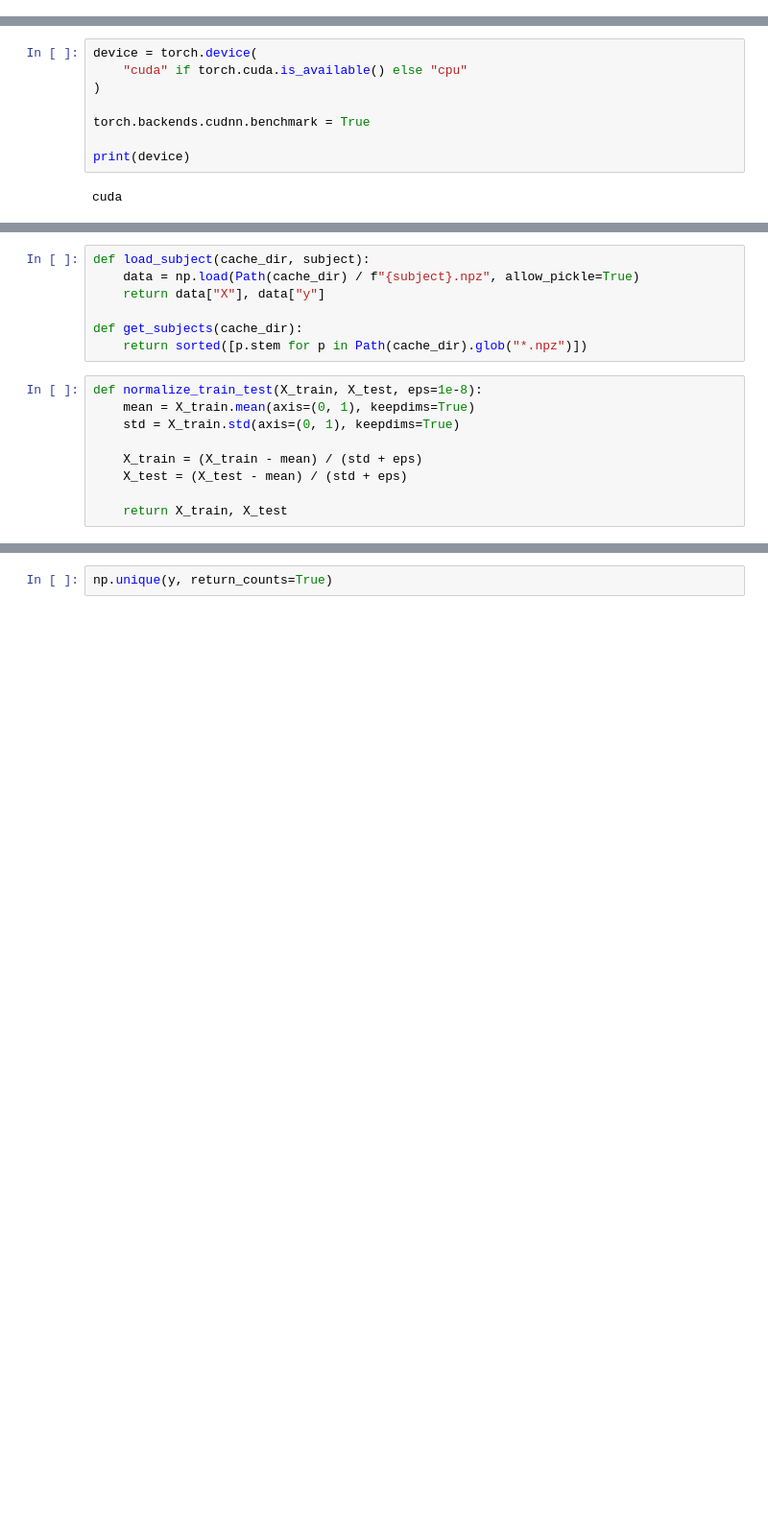
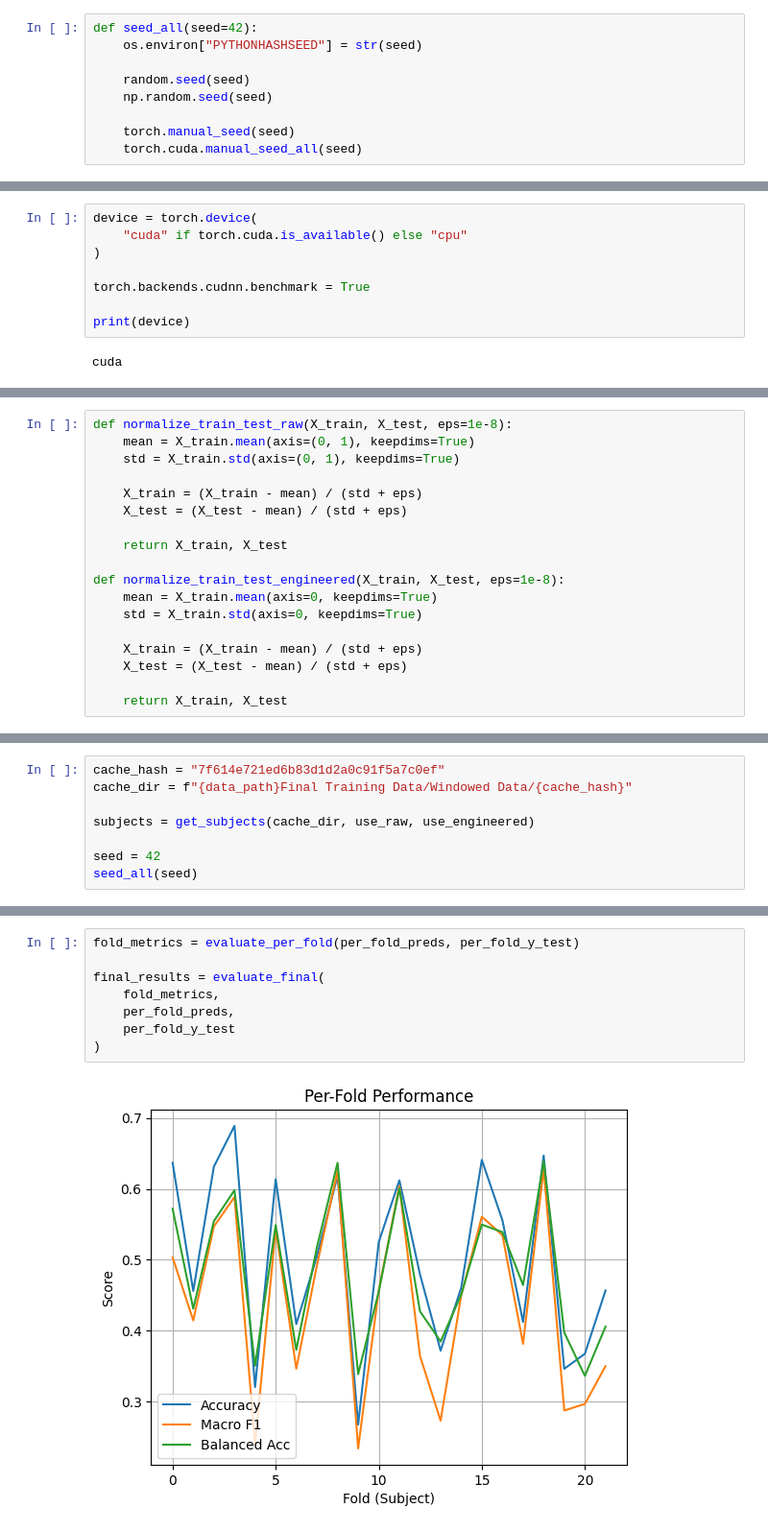
Before and after one commit to GeorgeChaparov/University-Theses, a Jupyter notebook: notebooks/DL/DL_ensamble.ipynb, the cells around one changed output, grey strips where cells are left out. Shown at 96% size. Drawn from its saved outputs; the diff is of its cells as text; blank space fills up the shorter version.

```diff
--- a/notebooks/DL/DL_ensamble.ipynb
+++ b/notebooks/DL/DL_ensamble.ipynb
@@ -26,2 +40,11 @@ torch.backends.cudnn.allow_tf32 = True
+# %%
+def seed_all(seed=42):
+    os.environ["PYTHONHASHSEED"] = str(seed)
+
+    random.seed(seed)
+    np.random.seed(seed)
+
+    torch.manual_seed(seed)
+    torch.cuda.manual_seed_all(seed)
 # %%
 class ModelType(Enum):
@@ -343,12 +869,5 @@ def train_loso_ensemble(
-# %%
-def load_subject(cache_dir, subject):
-    data = np.load(Path(cache_dir) / f"{subject}.npz", allow_pickle=True)
-    return data["X"], data["y"]
-
-def get_subjects(cache_dir):
-    return sorted([p.stem for p in Path(cache_dir).glob("*.npz")])
 # %%
-def normalize_train_test(X_train, X_test, eps=1e-8):
+def normalize_train_test_raw(X_train, X_test, eps=1e-8):
     mean = X_train.mean(axis=(0, 1), keepdims=True)
     std = X_train.std(axis=(0, 1), keepdims=True)
 
@@ -356,3 +875,12 @@ def normalize_train_test(X_train, X_test, eps=1e-8):
     X_test = (X_test - mean) / (std + eps)
 
     return X_train, X_test
+
+def normalize_train_test_engineered(X_train, X_test, eps=1e-8):
+    mean = X_train.mean(axis=0, keepdims=True)
+    std = X_train.std(axis=0, keepdims=True)
+
+    X_train = (X_train - mean) / (std + eps)
+    X_test = (X_test - mean) / (std + eps)
+
+    return X_train, X_test
@@ -359,2 +1066,10 @@ def normalize_train_test(X_train, X_test, eps=1e-8):
+# %%
+cache_hash = "7f614e721ed6b83d1d2a0c91f5a7c0ef"
+cache_dir = f"{data_path}Final Training Data/Windowed Data/{cache_hash}"
+
+subjects = get_subjects(cache_dir, use_raw, use_engineered)
+
+seed = 42
+seed_all(seed)
 # %%
 results_log = []
@@ -565,2 +1197,10 @@ plt.show()
 # %%
-np.unique(y, return_counts=True)
+fold_metrics = evaluate_per_fold(per_fold_preds, per_fold_y_test)
+
+final_results = evaluate_final(
+    fold_metrics,
+    per_fold_preds,
+    per_fold_y_test
+)
+# %% [output]
+[figure, added]
```
Also changed, not shown: parts of 21 cells of this notebook, 19 other files.
